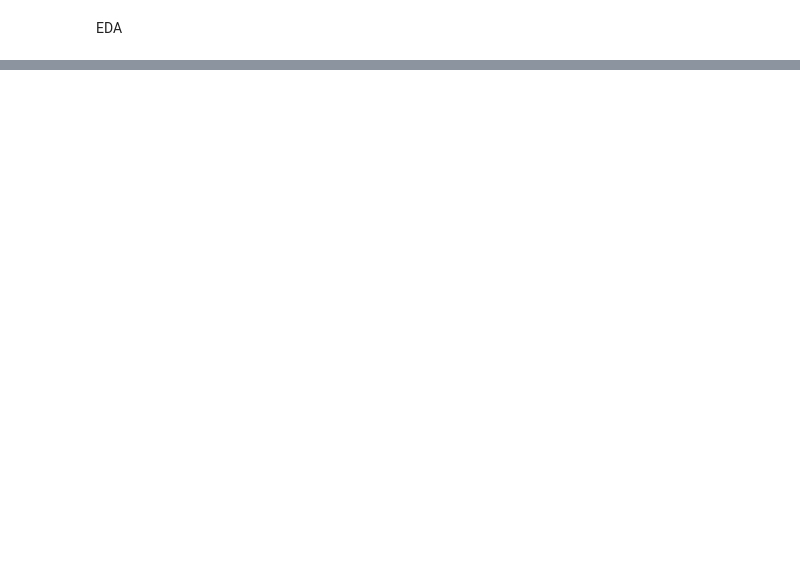
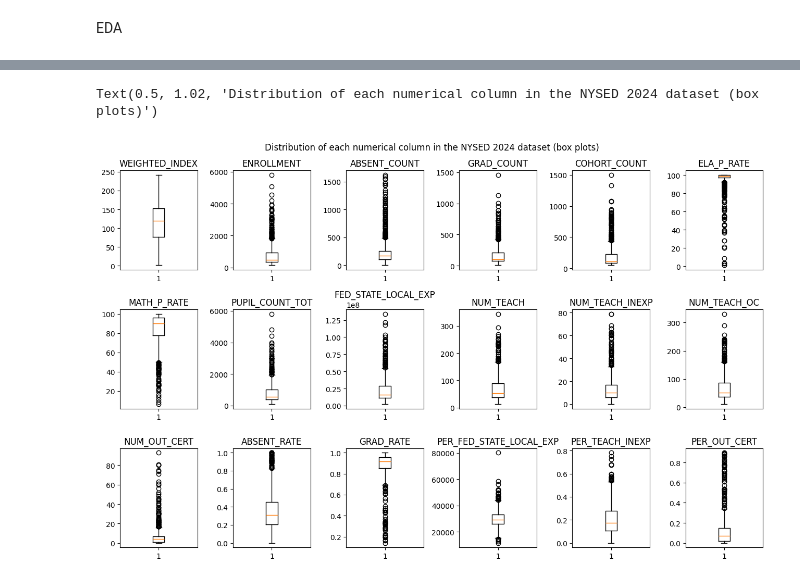
Before and after one commit to thaianle/nysed-2024, a Jupyter notebook: nysed_modeling.ipynb, the cells around one changed output, grey strips where cells are left out. Drawn from its saved outputs; the diff is of its cells as text; code cells hidden in the pictures; blank space fills up the shorter version.

```diff
--- a/nysed_modeling.ipynb
+++ b/nysed_modeling.ipynb
@@ -136,3 +203,18 @@ Text(0.5, 1.02, 'Distribution of each numerical column in the NYSED 2024 dataset
+# %%
+fig, ax = plt.subplots(nrows = 3, ncols = 6, figsize = (13, 8))
+
+# The counter method: https://www.kaggle.com/code/aleksandradeis/bank-marketing-analysis/notebook
+counter = 0
+for var in numerical_cols:
+    ax[counter // 6][counter % 6].boxplot(nysed_2024[nysed_2024[var].notna()][var]) # avoid missing values
+    ax[counter // 6][counter % 6].set_title(var)
+    counter += 1
+
+fig.tight_layout() # make sure that the graph titles and axes don't overlap with each other
+fig.suptitle('Distribution of each numerical column in the NYSED 2024 dataset (box plots)', y = 1.02)
+# %% [output]
+Text(0.5, 1.02, 'Distribution of each numerical column in the NYSED 2024 dataset (box plots)')
+[figure, added]
 # %%
 # Check the correlation between selected numerical columns
 nysed_2024_corr = nysed_2024[numerical_cols].corr()
```
Also changed, not shown: parts of 17 cells of this notebook.
